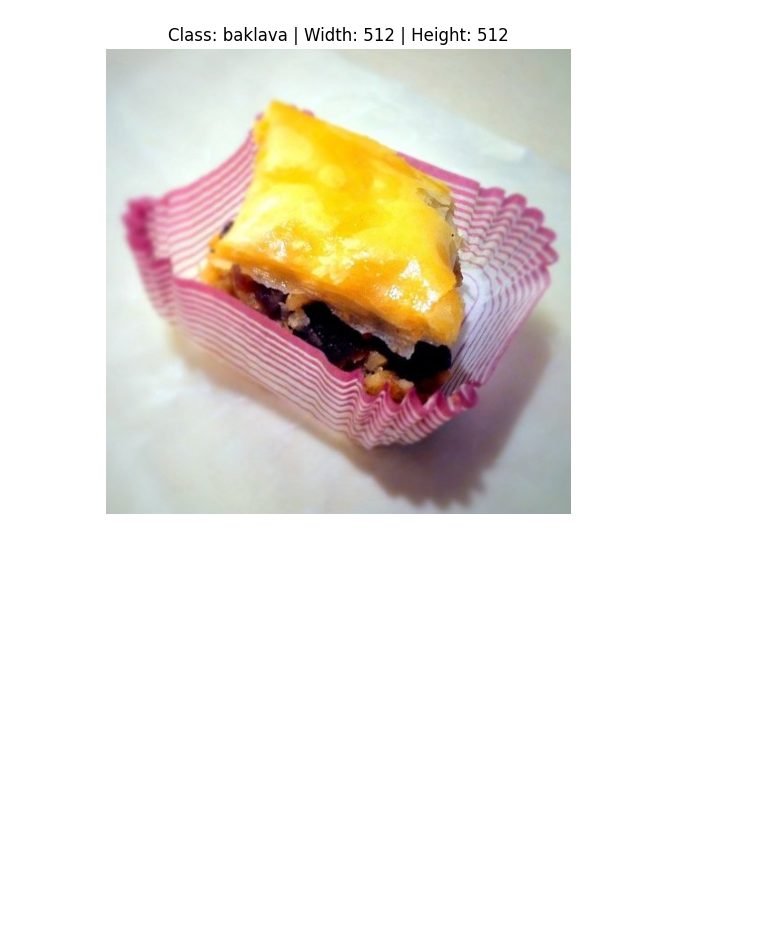
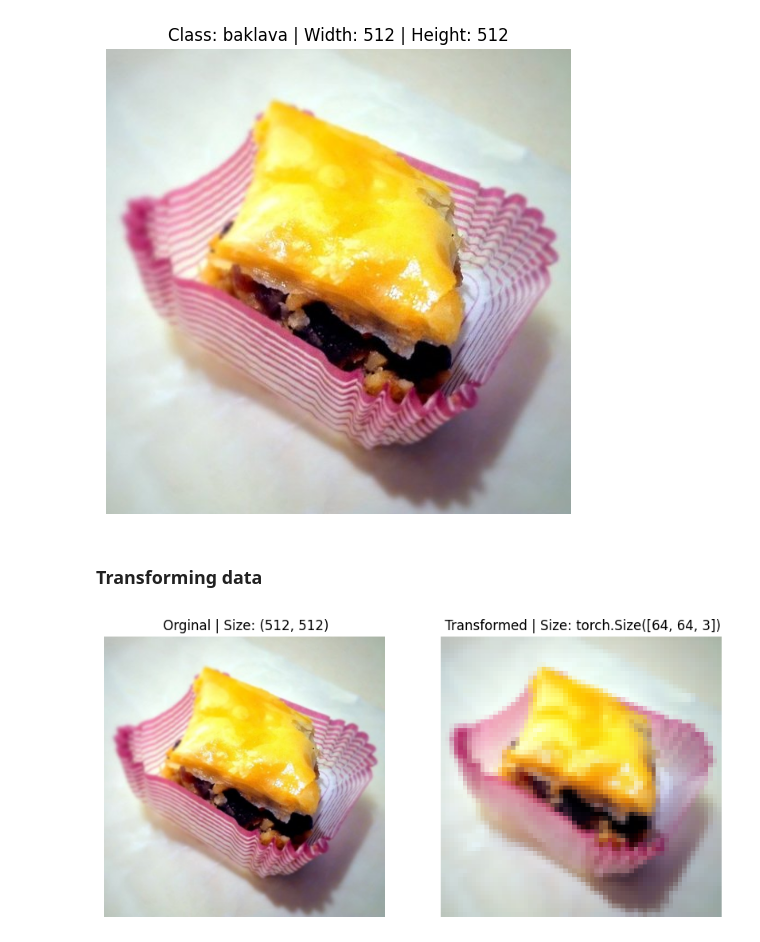
Before and after one commit to pmadzia/food-classification, a Jupyter notebook: notebooks/food_classification.ipynb, the cells around one changed output. Drawn from its saved outputs; the diff is of its cells as text; code cells hidden in the pictures; blank space fills up the shorter version.

Commit message:
visualizing comparison of data with and without transformation

```diff
--- a/notebooks/food_classification.ipynb
+++ b/notebooks/food_classification.ipynb
@@ -76,3 +78,29 @@ plt.axis(False)
 plt.show()
 # %% [output]
 [figure]
+# %% [markdown]
+### Transforming data
+# %%
+data_transform = transforms.Compose([
+    transforms.Resize(size=(64, 64)),
+    transforms.RandomHorizontalFlip(p=0.5),
+    transforms.ToTensor()
+])
+# %%
+plt.figure(figsize=(10,8))
+
+ax_1 = plt.subplot(1, 2, 1)
+plt.imshow(img_as_array)
+plt.title(f' Orginal | Size: {img.width, img.height}')
+plt.axis(False)
+
+ax_2 = plt.subplot(1, 2, 2)
+# (PyTorch is [C, H, W] but Matplotlib is [H, W, C])
+tranformed_image = data_transform(img).permute(1, 2, 0)
+plt.imshow(tranformed_image)
+plt.title(f' Transformed | Size: {tranformed_image.shape}')
+plt.axis(False)
+
+plt.show()
+# %% [output]
+[figure, added]
```
Also changed, not shown: parts of 1 cell of this notebook.
